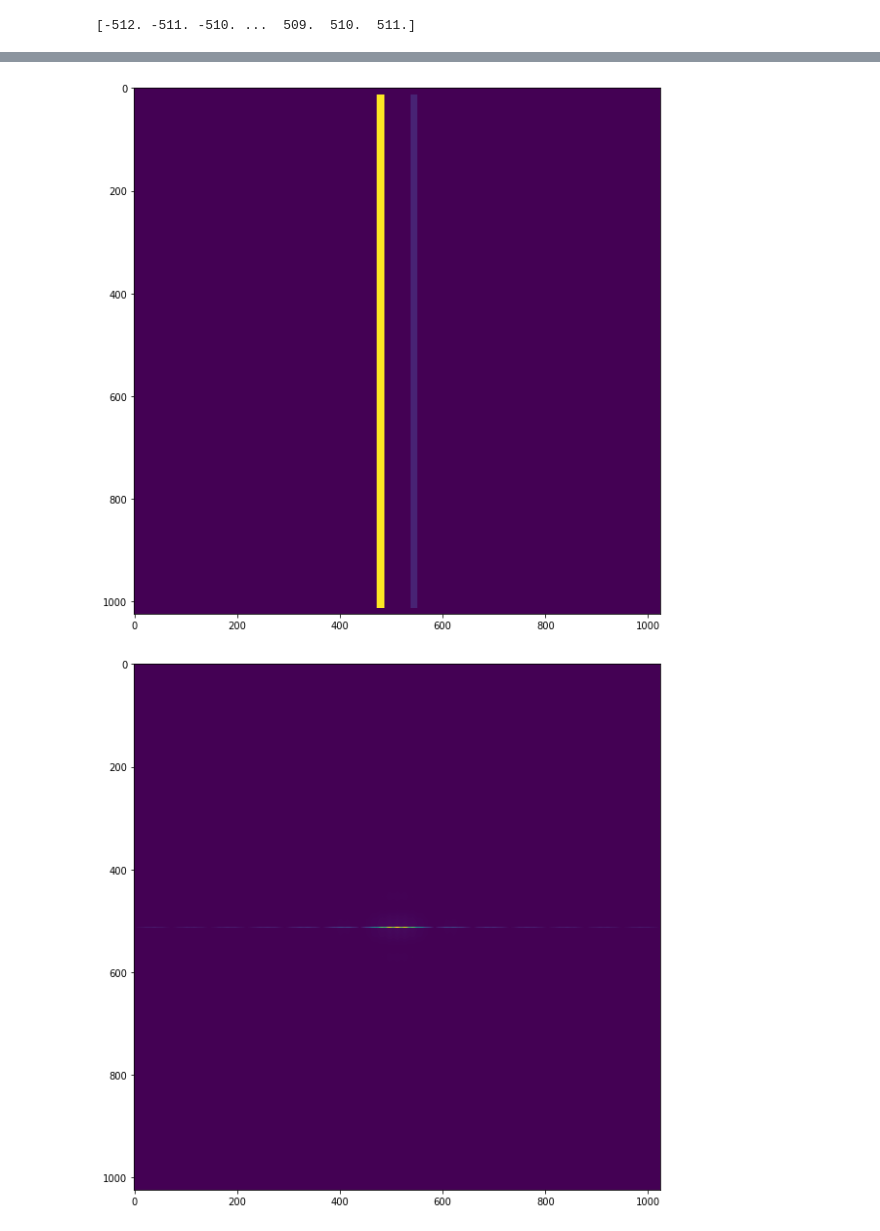
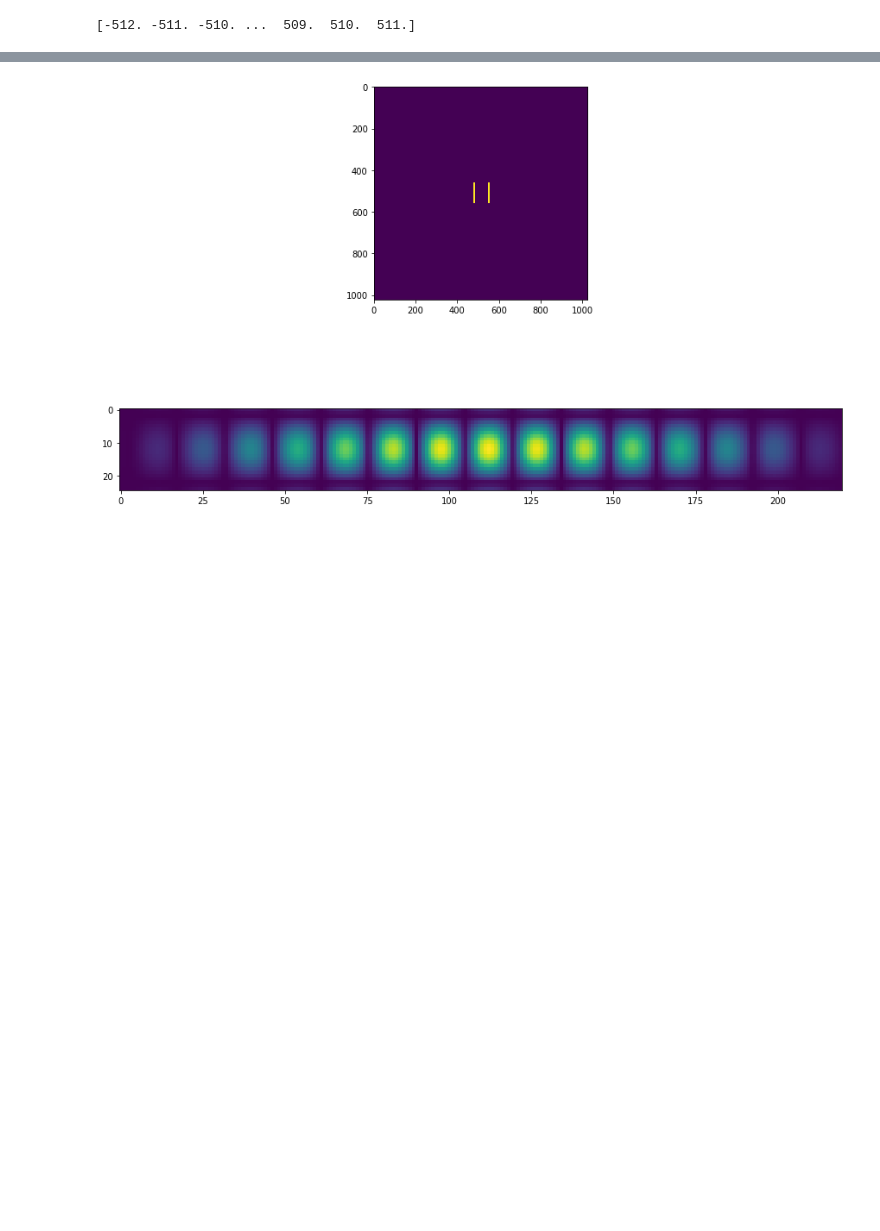
Before and after one commit to Jacobabergam/Opticpy, a Jupyter notebook: notebooks/1-Fraunhofer-diffraction.ipynb, the cells around one changed output, grey strips where cells are left out. Cells and saved outputs as stored; diff of their text form; code cells hidden in the pictures; blank space fills up the shorter version.

```diff
--- a/notebooks/1-Fraunhofer-diffraction.ipynb
+++ b/notebooks/1-Fraunhofer-diffraction.ipynb
@@ -4,6 +4,5 @@ import matplotlib as mpl
 import matplotlib.pyplot as plt
 from matplotlib import cm
 # %%
-mpl.rcParams['figure.figsize'] = (20.0,10.0)
 mpl.rcParams['image.cmap'] = 'viridis'
 cmap = cm.viridis
@@ -39,9 +39,9 @@ n=2**10
 M = np.zeros((n,n))
 I = np.arange(0,n)
 [X,Y] = np.meshgrid(x,y)
-slitwidth = 15.0
-slitheight = 1000.0
-slitsepar = 50
+slitwidth = 10.0
+slitheight = 100.0
+slitsepar = 60
 
 x = I-n/2 + slitwidth/2 + slitsepar/2
 y = (n/2) - I
@@ -53,15 +53,13 @@ y = (n/2) - I
 [X,Y] = np.meshgrid(x,y)
 # A = (X**2+Y**2 <= R**2)
 A = ((X < slitwidth/2) & (X > -slitwidth/2) & (Y < slitheight/2) & (Y> -slitheight/2))
-M[A] = 0.1
+M[A] = 1
 # %%
-plt.imshow(M)
+fig, axs = plt.subplots(2,figsize=(15,10))
+axs[0].imshow(M, cmap=cmap)
+DP = np.fft.fftshift(np.fft.fft2(M))
+axs[1].imshow(abs(DP[500:525,400:620]), cmap = cmap)
+#axs[2].imshow(abs(np.log2(DP)), cmap=cmap)
 plt.show()
-DP = np.fft.fftshift(np.fft.fft2(M))
-plt.imshow(abs(DP))
-plt.show()
-plt.imshow(abs(np.log2(DP)))
-plt.show()
 # %% [output]
-[figure, old version]
+[figure, new version]
-[figure, removed]
```
Also changed, not shown: parts of 7 cells of this notebook, 2 other files.
